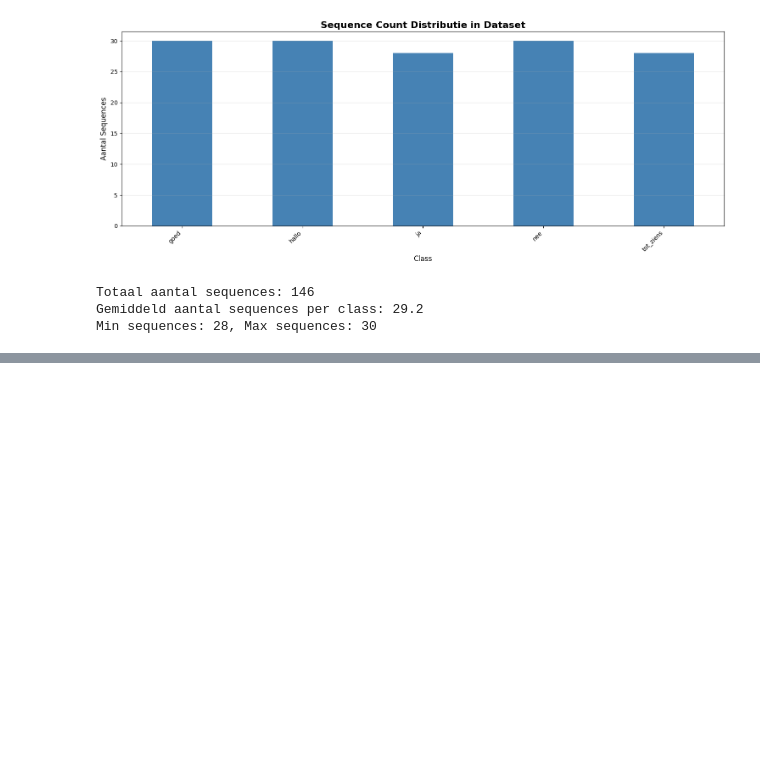
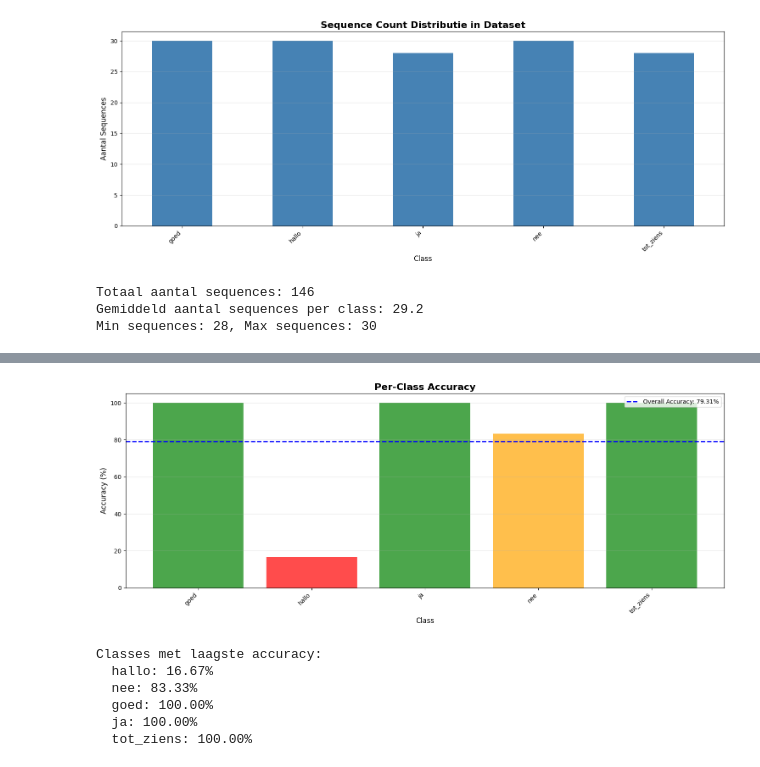
Before and after one commit to vives-project-xp/Signapse, a Jupyter notebook: notebooks/training/lstm_model/model_lstm.ipynb, the cells around one changed output, grey strips where cells are left out. Drawn from its saved outputs; the diff is of its cells as text; code cells hidden in the pictures; blank space fills up the shorter version.

```diff
--- a/notebooks/training/lstm_model/model_lstm.ipynb
+++ b/notebooks/training/lstm_model/model_lstm.ipynb
@@ -95,0 +154,40 @@ Validation Accuracy: 20.69%
+# %%
+# 4. Calculate and Plot Per-Class Accuracy
+per_class_accuracy = []
+for i in range(len(classes)):
+    mask = all_labels == i
+    if mask.sum() > 0:
+        acc = 100 * (all_preds[mask] == all_labels[mask]).sum() / mask.sum()
+        per_class_accuracy.append(acc)
+    else:
+        per_class_accuracy.append(0)
+
+plt.figure(figsize=(15, 6))
+# Color code: Green > 90%, Orange > 70%, Red < 70%
+colors = ['green' if acc >= 90 else 'orange' if acc >= 70 else 'red' for acc in per_class_accuracy]
+
+plt.bar(classes, per_class_accuracy, color=colors, alpha=0.7)
+plt.axhline(y=accuracy, color='blue', linestyle='--', label=f'Overall Accuracy: {accuracy:.2f}%', linewidth=2)
+plt.title('Per-Class Accuracy', fontsize=16, fontweight='bold')
+plt.xlabel('Class', fontsize=12)
+plt.ylabel('Accuracy (%)', fontsize=12)
+plt.xticks(rotation=45, ha='right')
+plt.ylim([0, 105])
+plt.legend()
+plt.grid(axis='y', alpha=0.3)
+plt.tight_layout()
+plt.show()
+
+# Print classes with lowest accuracy
+print("\nClasses met laagste accuracy:")
+sorted_indices = np.argsort(per_class_accuracy)[:5]
+for idx in sorted_indices:
+    print(f"  {classes[idx]}: {per_class_accuracy[idx]:.2f}%")
+# %% [output]
+[figure, added]
+Classes met laagste accuracy:
+  hallo: 16.67%
+  nee: 83.33%
+  goed: 100.00%
+  ja: 100.00%
+  tot_ziens: 100.00%
```
Also changed, not shown: parts of 6 cells of this notebook, 2 other files.
